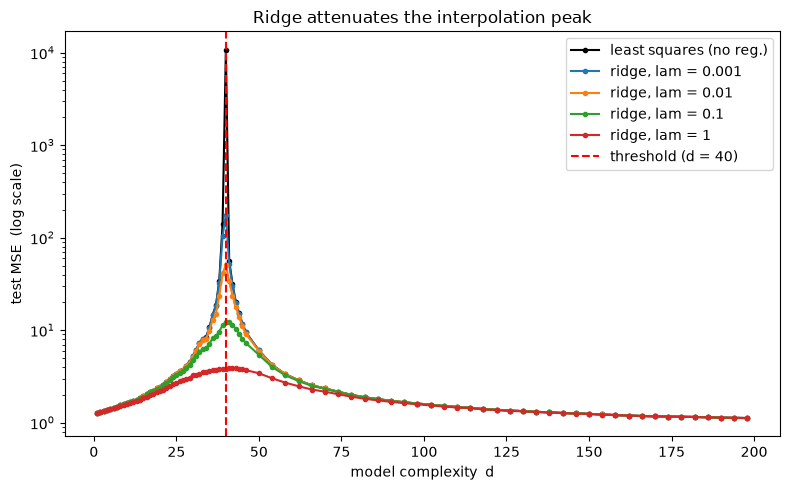
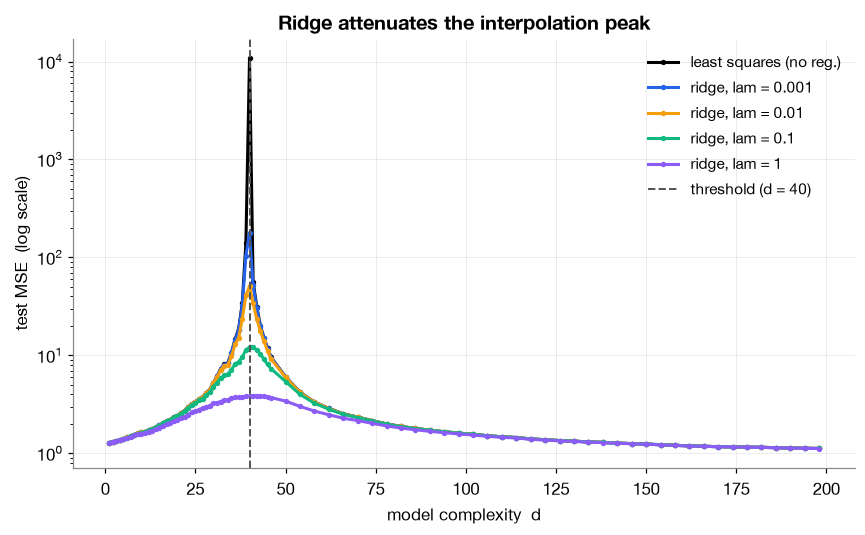
Unified diff of the notebook cell whose output changed from the first chart to the second:
--- before
+++ after
@@ -4,5 +4,5 @@
 for lam_v in lam_values:
     plt.plot(d_arr, ridge_curves[lam_v], marker=".", label=f"ridge, lam = {lam_v:g}")
-plt.axvline(n_train, color="red", linestyle="--",
+plt.axvline(n_train, color="#555555", linestyle="--", linewidth=1.3,
             label=f"threshold (d = {n_train})")
 plt.yscale("log")

Commit: Update 01_main_experiment.ipynb